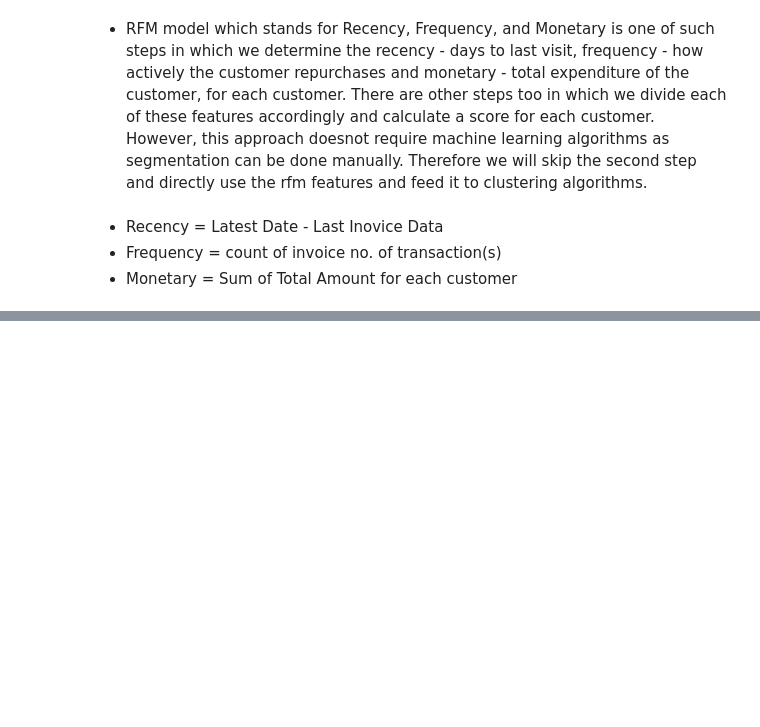
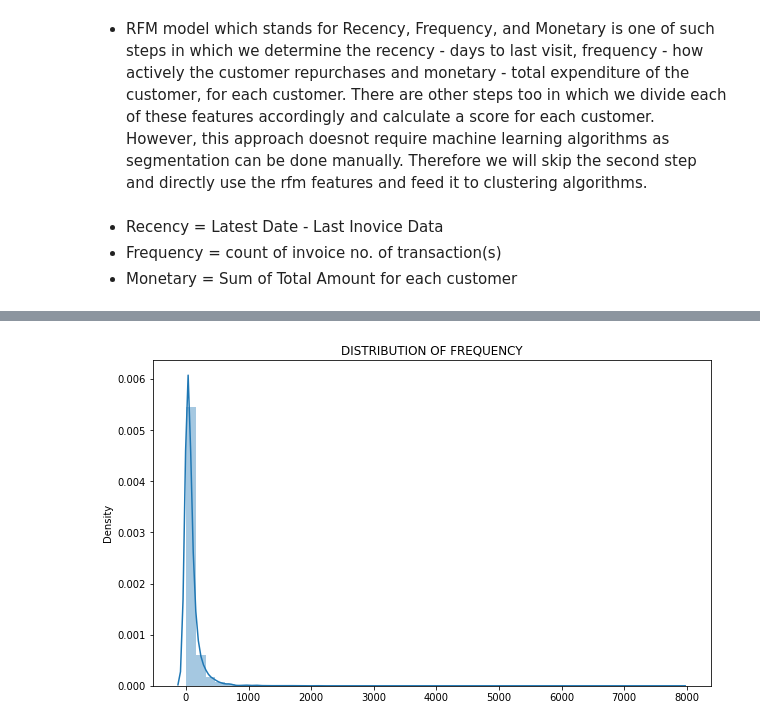
Before and after one commit to sumitgaikwad8877/Online_retail_customer_segmentation, a Jupyter notebook: Online_retail_customer_segmentation.ipynb, the cells around one changed output, grey strips where cells are left out. Drawn from its saved outputs; the diff is of its cells as text; code cells hidden in the pictures; blank space fills up the shorter version.

```diff
--- a/Online_retail_customer_segmentation.ipynb
+++ b/Online_retail_customer_segmentation.ipynb
@@ -801,0 +861,7 @@ Latest_Date = dt.datetime(2011,12,10)
+# %%
+plt.figure(figsize=(10,6))
+sns.distplot(x=rfm_df['Frequency'])
+plt.title('DISTRIBUTION OF FREQUENCY')
+plt.show()
+# %% [output]
+[figure, added]
```
Also changed, not shown: parts of 72 cells of this notebook.
